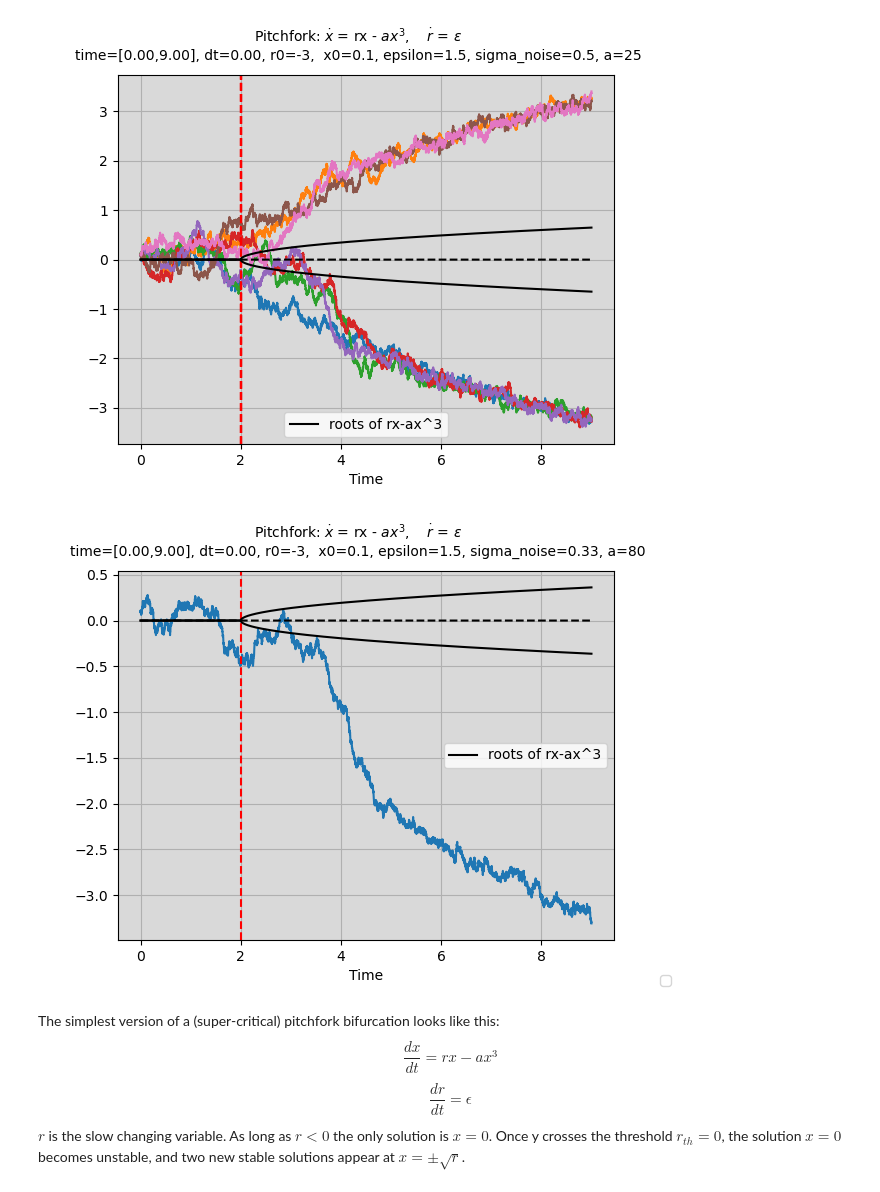
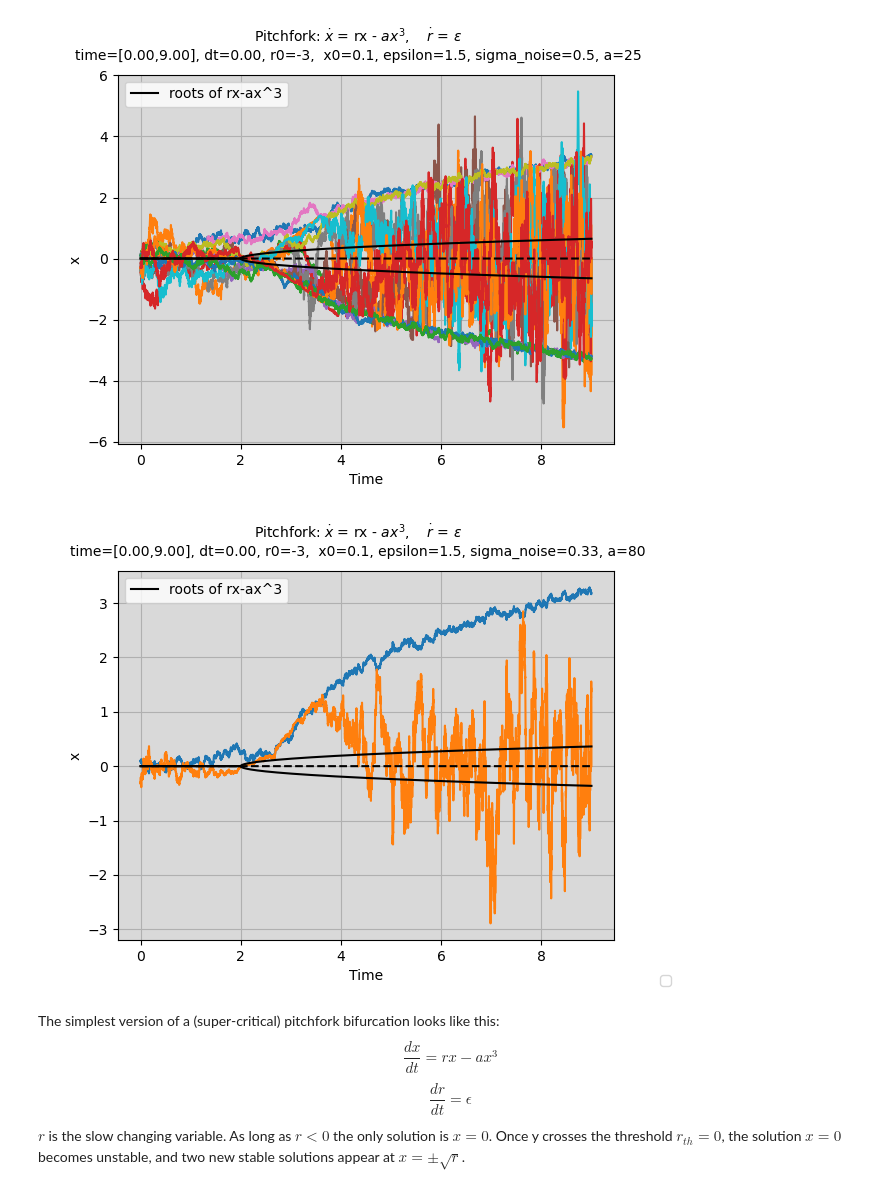
Before and after one commit to barrackHa/differential_equations, a Jupyter notebook: ews_analysis/sd_ews.ipynb, the cells around one changed output. Drawn from its saved outputs; the diff is of its cells as text; code cells hidden in the pictures.

```diff
--- a/ews_analysis/sd_ews.ipynb
+++ b/ews_analysis/sd_ews.ipynb
@@ -34,16 +34,17 @@ def plot_bif_sim(fig, axs, time, results, derivatives):
     if not isinstance(axs, np.ndarray):
         axs = np.array([axs])
 
-    axs[0].plot(time, results[:,0])
-    # axs[0].plot(time, results[:,1], label='r(t)')
+    axs[0].plot(time, results[:,0]) # , label='x')
+    axs[0].plot(time, derivatives[:,0]) # , label='x')
+    # axs[0].plot(time, results[:,1]) #, label='r')
     axs[0].set_xlabel('Time')
-    # axs[0].set_ylabel('x(t), r(t)')
+    axs[0].set_ylabel('x')
     # make ax grey
     axs[0].set_facecolor(plt.cm.gray(.85))
 
     # plot t_star, where r(t) = 0 = r0 + epsilon*t
     t_star = time[np.where(results[:,1] >= 0)[0][0]]
-    axs[0].axvline(t_star, c='r', ls='--') #label=f't*={t_star:.2f}'
+    # axs[0].axvline(t_star, c='r', ls='--') #label=f't*={t_star:.2f}'
 
     # ax.set_ylim(-20, 70)
     # axs[0].legend()
@@ -73,7 +74,8 @@ def plot_roots_of_pitchfork(ax, results):
     """Roots of rx-ax^3 are 0 and +-sqrt(r/a), Plot them"""
     t_zero = np.where(results[:,1] >= 0)[0][0]
     roots_abs = np.zeros_like(results[:, 1])
-    roots_abs[t_zero:] = np.sqrt(results[t_zero:, 1] / a)
+    roots_abs[t_zero:] = (np.sqrt(results[t_zero:, 1] / a))
+    # roots_abs[t_zero:] = a/results[t_zero:, 1]
     ax.plot(time, roots_abs, color='black', label='roots of rx-ax^3')
     ax.plot(time, -1*roots_abs, color='black')
     ax.plot(time, 0*roots_abs, color='black', ls='--')
@@ -93,7 +95,7 @@ def plot_roots_of_pitchfork(ax, results):
 # Single run of run_bif_sim_and_plot
 
 fig, axs = plt.subplots(1,1)
-time = np.arange(0, 4, 0.00001)
+time = np.arange(0, 4, 0.1)
 r0 = -1
 x0 = 0.1
 a = 25
@@ -102,7 +104,7 @@ sigma = 0.5
 
 ttl = r"Pitchfork: $\dot{x}$ = rx - $ax^3$,    $\dot{r}$ = $\epsilon$" + "\n"
 
-fig, axs, t_star, results, derivatives = run_bif_sim_and_plot(
-    fig, axs, dSdt, time, r0, x0, epsilon, sigma_noise=sigma, a=a, ttl=ttl
-)
+# fig, axs, t_star, results, derivatives = run_bif_sim_and_plot(
+#     fig, axs, dSdt, time, r0, x0, epsilon, sigma_noise=sigma, a=a, ttl=ttl
+# )
 # %% [output]
@@ -110,16 +112,16 @@ fig, axs, t_star, results, derivatives = run_bif_sim_and_plot(
 # %%
 # fig, axs = plt.subplots(1,1)
-time = np.arange(0, 5, 0.00001)
+time = np.arange(0, 4, 0.1)
 r0 = -1
 x0 = 0.1
 a = 25
 epsilon = 1.5
-sigma = 0.5
+sigma = 0 # 0.5
 
-for i in range(6):
+for i in range(3):
     fig, axs, t_star, results, derivatives = run_bif_sim_and_plot(
     fig, axs, dSdt, time, r0, x0, epsilon, sigma_noise=sigma, a=a, ttl=ttl
-)
+ )
 # %%
 plot_roots_of_pitchfork(axs[0], results)
 plt.show()
@@ -142,28 +144,28 @@ for i in range(7):
 plot_roots_of_pitchfork(axs1[0], results)
 plt.show()
 # %% [output]
-[figure, old version]
+[figure, new version]
 # %%
 fig2, axs2 = plt.subplots(1,1)
 time = np.arange(0, 9, 0.001)
 r0 = -3
 x0 = 0.1
 a = 80
 epsilon = 1.5
 sigma = 0.33
 
 for i in range(1):
     fig2, axs2, t_star, results, derivatives = run_bif_sim_and_plot(
     fig2, axs2, dSdt, time, r0, x0, epsilon, sigma_noise=sigma, a=a, ttl=ttl
 )
 
 plot_roots_of_pitchfork(axs2[0], results)
 fig2.legend([],['+-sqrt(r/a)'], loc='lower right')
 plt.show()
 
-np.savez('tmp_figs/pf_bif_sim.npz', time=time, results=results, derivatives=derivatives)
+# np.savez('tmp_figs/pf_bif_sim.npz', time=time, results=results, derivatives=derivatives)
 # %% [output]
-[figure, old version]
+[figure, new version]
 # %%
 # Vars definetions
 
```
Also changed, not shown: parts of 4 cells of this notebook, 4 other files.
